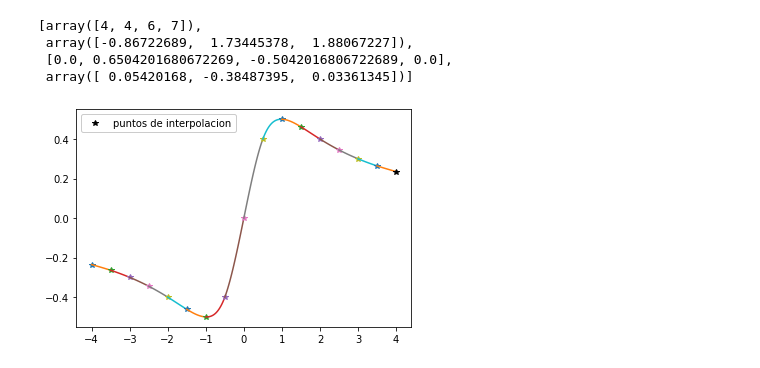
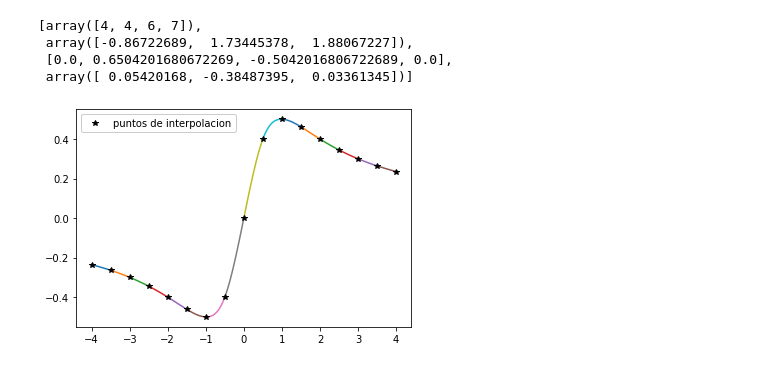
Before and after one commit to JairEsc/Mat_Apl, a Jupyter notebook: MN_T12.ipynb, the cells around one changed output. Saved outputs shown, nothing was run; the diff lists cells and outputs as text; code cells hidden in the pictures.

```diff
--- a/MN_T12.ipynb
+++ b/MN_T12.ipynb
@@ -152,23 +152,22 @@ v_spline = np.vectorize(spline)
 # %%
 #Ejercicio.
 def f(x):
     return (x/(1+x**2))
 x=np.zeros(17)
 y=np.zeros(17)
 for i in range(0,17):
     x[i]=(i-8)/2
     y[i]=f(x[i])
 a,b,c,d=spline_cubico_extramos_libres(x,y)
 
 for i in range(len(a)-1):
     x_0=x[i]
-    plt.plot(x_0,y[i],'*')
     x_s=np.linspace(x_0,x[i+1],20)
     plt.plot(x_s,v_spline(x_s,a[i],b[i],c[i],d[i],x_0=x_0))
-plt.plot(x[len(x)-1],y[len(y)-1],'k*',label='puntos de interpolacion')
+plt.plot(x,y,'k*',label='puntos de interpolacion')
 plt.legend(framealpha=1, frameon=True);
 # %% [output]
-[figure, old version]
+[figure, new version]
 # %%
 t=np.zeros(25)
 x_s=np.zeros(25)
```
Also changed, not shown: parts of 1 cell of this notebook.
